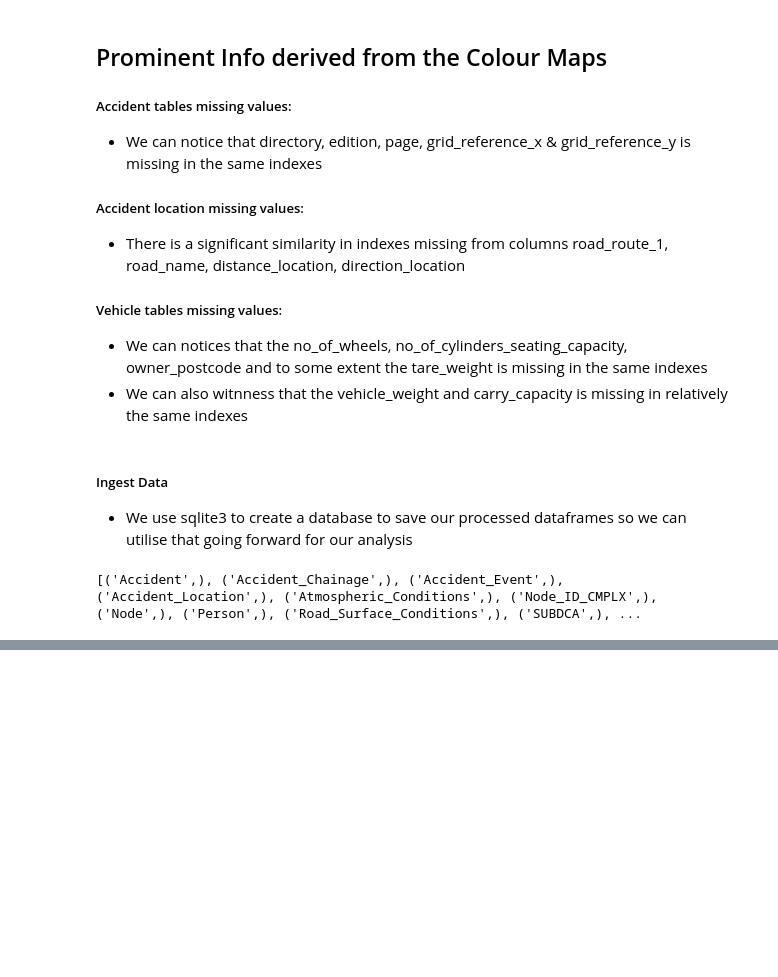
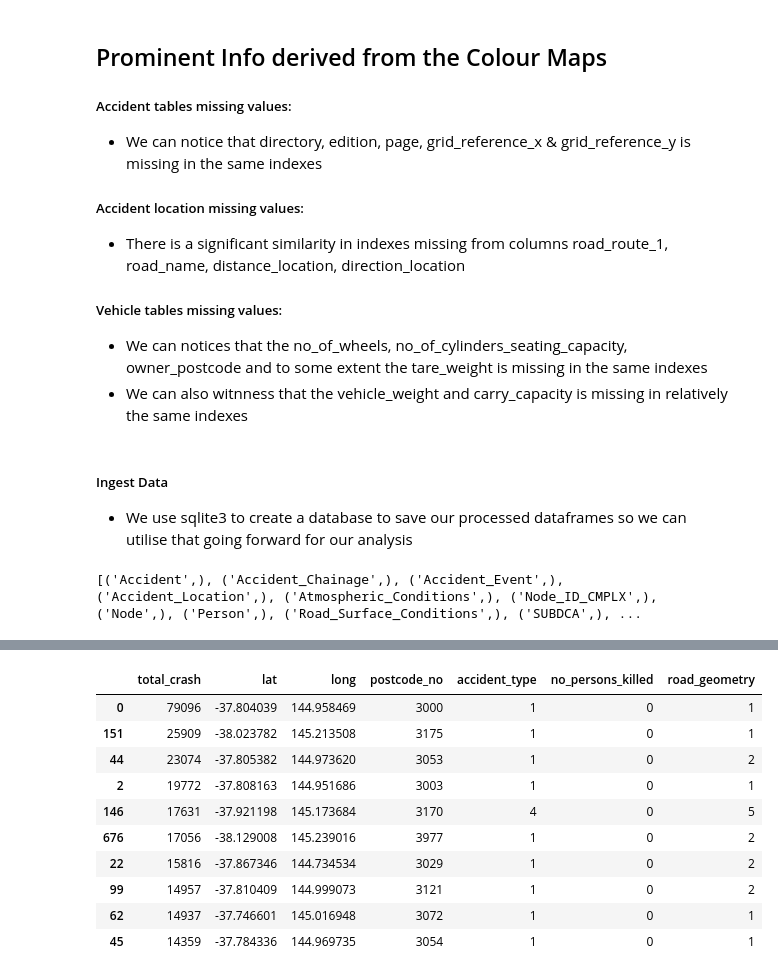
Before and after one commit to Kilo-zolo/Vic_CrashStats, a Jupyter notebook: notebooks/eda.ipynb, the cells around one changed output, grey strips where cells are left out. Saved outputs shown, nothing was run; the diff lists cells and outputs as text; code cells hidden in the pictures; blank space fills up the shorter version.

```diff
--- a/notebooks/eda.ipynb
+++ b/notebooks/eda.ipynb
@@ -249,3 +259,13 @@ query.execute("SELECT name FROM sqlite_master WHERE type='table';")
 print(query.fetchall())
 # %% [output]
 [('Accident',), ('Accident_Chainage',), ('Accident_Event',), ('Accident_Location',), ('Atmospheric_Conditions',), ('Node_ID_CMPLX',), ('Node',), ('Person',), ('Road_Surface_Conditions',), ('SUBDCA',), ...
+# %%
+query = '''
+            SELECT count(N.ACCIDENT_NO) as total_crash, N.Lat, N.Long, N.POSTCODE_NO, A.accident_type, A.no_persons_killed, A.road_geometry
+            FROM NODE N
+            INNER JOIN Accident A ON N.node_id = A.node_id
+            GROUP BY N.POSTCODE_NO
+        '''
+
+coord = pd.read_sql(query, connect)
+coord.describe()
@@ -251,0 +400,15 @@ print(query.fetchall())
+# %%
+top_10_pcodes = coord.nlargest(10, 'total_crash')
+top_10_pcodes
+# %% [output]
+|  | total_crash | lat | long | postcode_no | accident_type | no_persons_killed | road_geometry |
+| 0 | 79096 | -37.804039 | 144.958469 | 3000 | 1 | 0 | 1 |
+| 151 | 25909 | -38.023782 | 145.213508 | 3175 | 1 | 0 | 1 |
+| 44 | 23074 | -37.805382 | 144.973620 | 3053 | 1 | 0 | 2 |
+| 2 | 19772 | -37.808163 | 144.951686 | 3003 | 1 | 0 | 1 |
+| 146 | 17631 | -37.921198 | 145.173684 | 3170 | 4 | 0 | 5 |
+| 676 | 17056 | -38.129008 | 145.239016 | 3977 | 1 | 0 | 2 |
+| 22 | 15816 | -37.867346 | 144.734534 | 3029 | 1 | 0 | 2 |
+| 99 | 14957 | -37.810409 | 144.999073 | 3121 | 1 | 0 | 2 |
+| 62 | 14937 | -37.746601 | 145.016948 | 3072 | 1 | 0 | 1 |
+| 45 | 14359 | -37.784336 | 144.969735 | 3054 | 1 | 0 | 1 |
```
Also changed, not shown: parts of 10 cells of this notebook, 1 other file.
